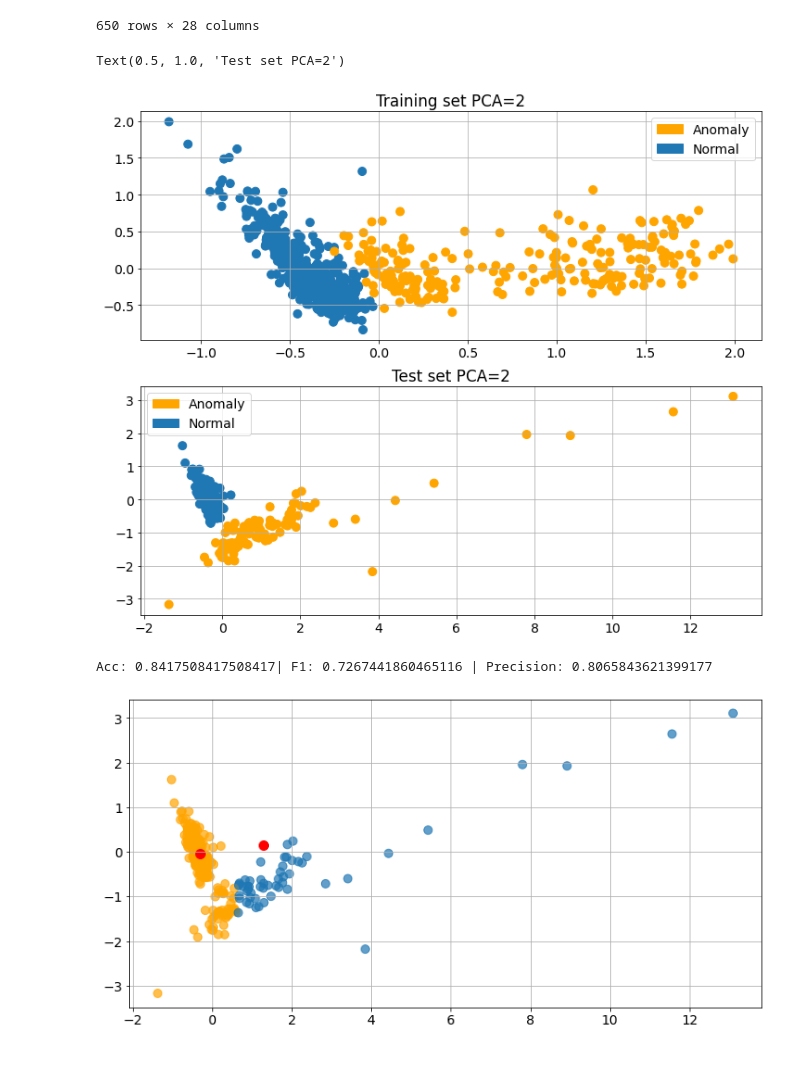
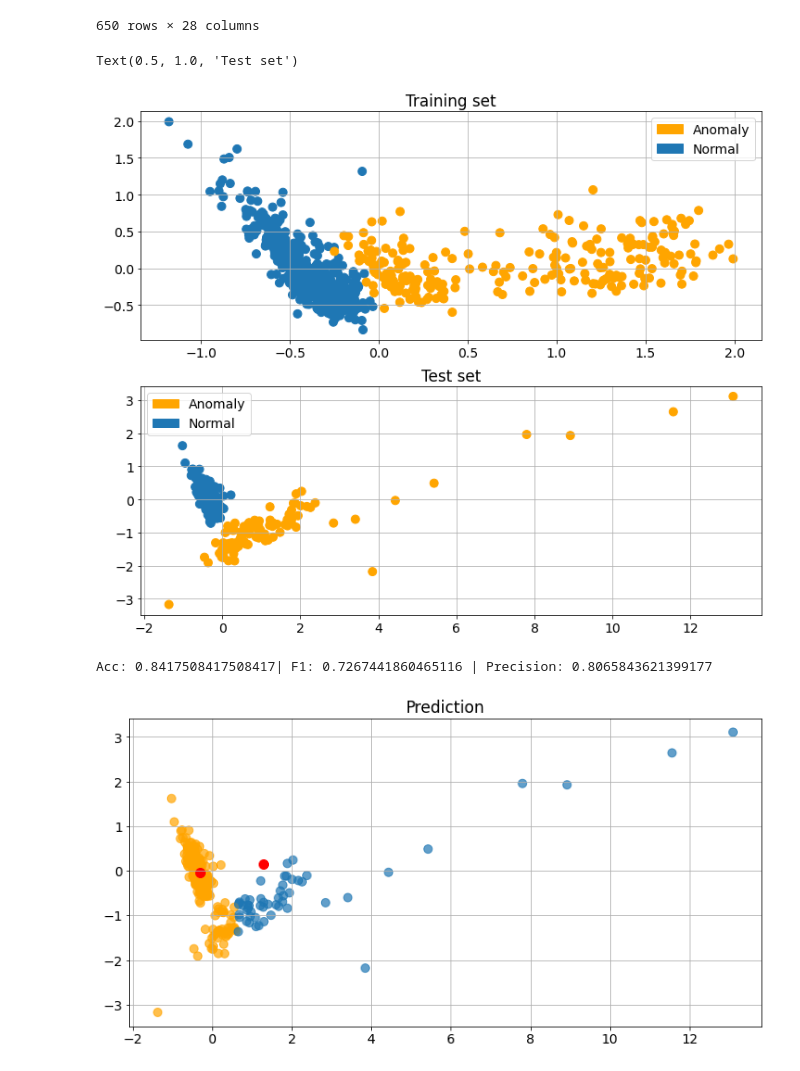
Before and after one commit to mzmarcon/PdM, a Jupyter notebook: analysis_2nd.ipynb, the cells around one changed output. Drawn from its saved outputs; the diff is of its cells as text; code cells hidden in the pictures.

```diff
--- a/analysis_2nd.ipynb
+++ b/analysis_2nd.ipynb
@@ -311,7 +313,7 @@ blue_patch = mpatches.Patch(color='tab:blue', label='Normal')
 fig, (ax,ax2) = plt.subplots(2,figsize=(12, 10))
 
 ax.scatter(pca_train[:,0],pca_train[:,1],s=80,c=['orange' if item == 1 else 'tab:blue' for item in training_labels])
-ax.set_title('Training set PCA=2')
+ax.set_title('Training set')
 ax.legend(handles=[orange_patch,blue_patch])
 ax.grid()
 
@@ -319,32 +321,33 @@ ax2.scatter(pca_test[:,0],pca_test[:,1],s=80,c=['orange' if item == 1 else 'tab:
 
 ax2.legend(handles=[orange_patch,blue_patch])
 ax2.grid()
-ax2.set_title('Test set PCA=2')
+ax2.set_title('Test set')
 # %% [output]
-Text(0.5, 1.0, 'Test set PCA=2')
+Text(0.5, 1.0, 'Test set')
-[figure, old version]
+[figure, new version]
 # %%
 from sklearn.cluster import KMeans
 from sklearn.metrics import f1_score,accuracy_score,precision_score
 
 kmeans_adhoc = KMeans(n_clusters=2, random_state=0, algorithm='full').fit(pca_train)
 
 centers = kmeans_adhoc.cluster_centers_
 pred = kmeans_adhoc.predict(pca_test)
 
 # Evaluate results. Results can be inverted if k-means predicted inverted labels
 acc = 1-accuracy_score(test_labels,pred)
 f1_score = 1-f1_score(test_labels,pred)
 precision = 1-precision_score(test_labels,pred)
 print("Acc: {}| F1: {} | Precision: {}".format(acc,f1_score,precision))
 
 fig = plt.figure(figsize=(12,6))
 ax = plt.scatter(pca_test[:,0],pca_test[:,1],c=['orange' if item == 1 else 'tab:blue' for item in pred], alpha=0.7,s=80)
 ax = plt.scatter(centers[:,0],centers[:,1],c='r',s=100)
+plt.title('Prediction')
 plt.grid()
 # %% [output]
 Acc: 0.8417508417508417| F1: 0.7267441860465116 | Precision: 0.8065843621399177
-[figure, old version]
+[figure, new version]
 # %%
 from sklearn.ensemble import IsolationForest
 
```
Also changed, not shown: parts of 3 cells of this notebook.
